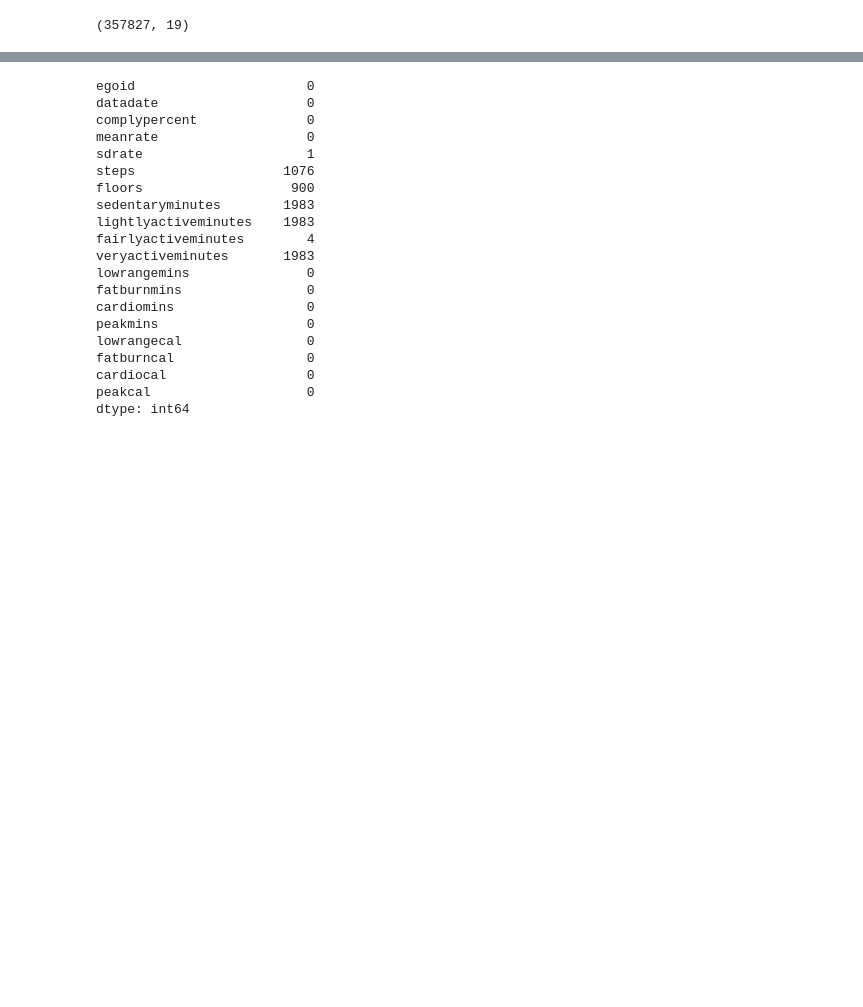
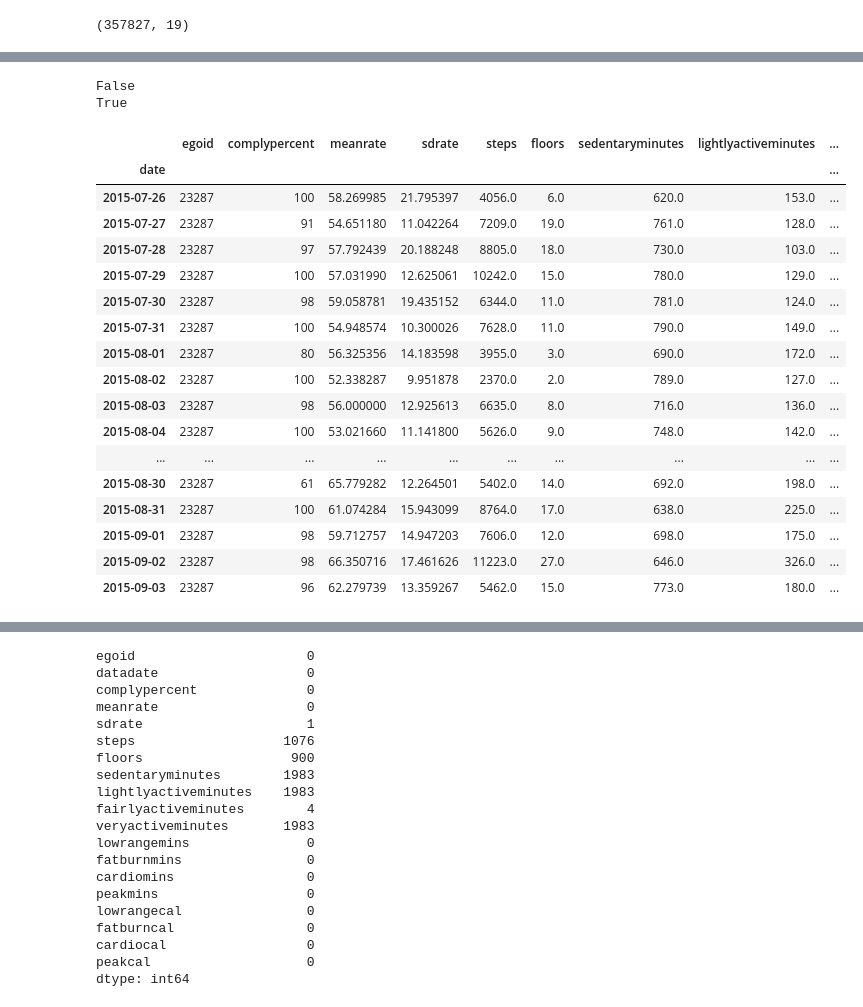
Before and after one commit to melaniaczobit/Major-Research-Project, a Jupyter notebook: MRP.ipynb, the cells around one changed output, grey strips where cells are left out. Cells and saved outputs as stored; diff of their text form; code cells hidden in the pictures; blank space fills up the shorter version.

Commit message:
remove duplicate rows, forward fill missing days

```diff
--- a/MRP.ipynb
+++ b/MRP.ipynb
@@ -56,3 +134,35 @@ memory usage: 51.9 MB
+# %%
+temp = df2[df2.egoid==23287]
+
+# if (temp.index.is_unique== False):
+#   print('yes')
+
+print(temp.index.is_unique)
+temp = temp.reset_index() # makes date column part of your data
+temp = temp.drop_duplicates('date',keep='first').set_index('date')
+print(temp.index.is_unique)
+temp.head(40)
+# %% [output]
+False
+True
+|  | egoid | complypercent | meanrate | sdrate | steps | floors | sedentaryminutes | lightlyactiveminutes | ... |
+| date |  |  |  |  |  |  |  |  | ... |
+| 2015-07-26 | 23287 | 100 | 58.269985 | 21.795397 | 4056.0 | 6.0 | 620.0 | 153.0 | ... |
+| 2015-07-27 | 23287 | 91 | 54.651180 | 11.042264 | 7209.0 | 19.0 | 761.0 | 128.0 | ... |
+| 2015-07-28 | 23287 | 97 | 57.792439 | 20.188248 | 8805.0 | 18.0 | 730.0 | 103.0 | ... |
+| 2015-07-29 | 23287 | 100 | 57.031990 | 12.625061 | 10242.0 | 15.0 | 780.0 | 129.0 | ... |
+| 2015-07-30 | 23287 | 98 | 59.058781 | 19.435152 | 6344.0 | 11.0 | 781.0 | 124.0 | ... |
+| 2015-07-31 | 23287 | 100 | 54.948574 | 10.300026 | 7628.0 | 11.0 | 790.0 | 149.0 | ... |
+| 2015-08-01 | 23287 | 80 | 56.325356 | 14.183598 | 3955.0 | 3.0 | 690.0 | 172.0 | ... |
+| 2015-08-02 | 23287 | 100 | 52.338287 | 9.951878 | 2370.0 | 2.0 | 789.0 | 127.0 | ... |
+| 2015-08-03 | 23287 | 98 | 56.000000 | 12.925613 | 6635.0 | 8.0 | 716.0 | 136.0 | ... |
+| 2015-08-04 | 23287 | 100 | 53.021660 | 11.141800 | 5626.0 | 9.0 | 748.0 | 142.0 | ... |
+| ... | ... | ... | ... | ... | ... | ... | ... | ... | ... |
+| 2015-08-30 | 23287 | 61 | 65.779282 | 12.264501 | 5402.0 | 14.0 | 692.0 | 198.0 | ... |
+| 2015-08-31 | 23287 | 100 | 61.074284 | 15.943099 | 8764.0 | 17.0 | 638.0 | 225.0 | ... |
+| 2015-09-01 | 23287 | 98 | 59.712757 | 14.947203 | 7606.0 | 12.0 | 698.0 | 175.0 | ... |
+| 2015-09-02 | 23287 | 98 | 66.350716 | 17.461626 | 11223.0 | 27.0 | 646.0 | 326.0 | ... |
+| 2015-09-03 | 23287 | 96 | 62.279739 | 13.359267 | 5462.0 | 15.0 | 773.0 | 180.0 | ... |
 # %%
 df.describe()
 # %% [output]
```
Also changed, not shown: parts of 11 cells of this notebook.
